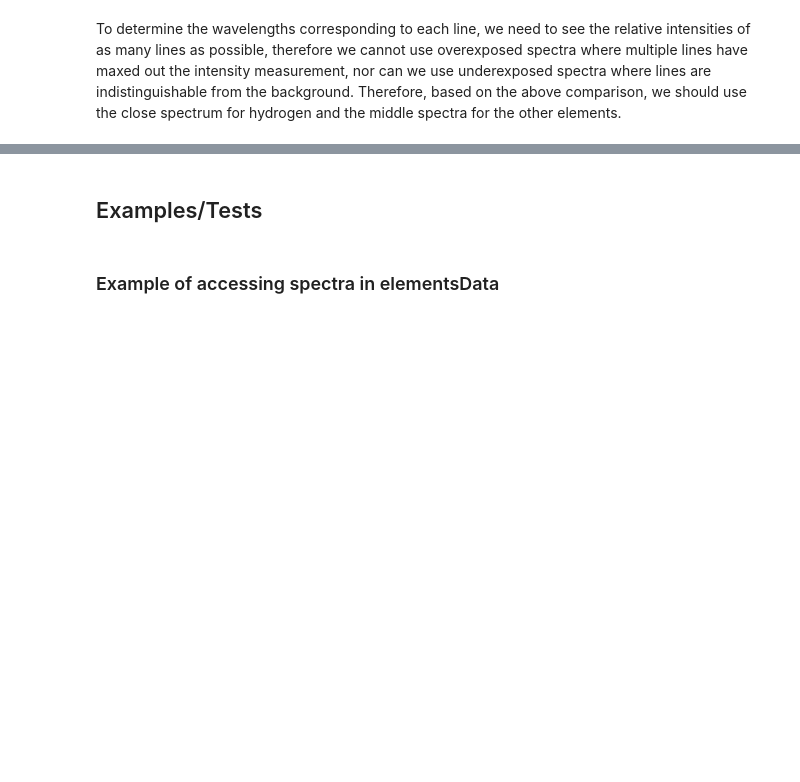
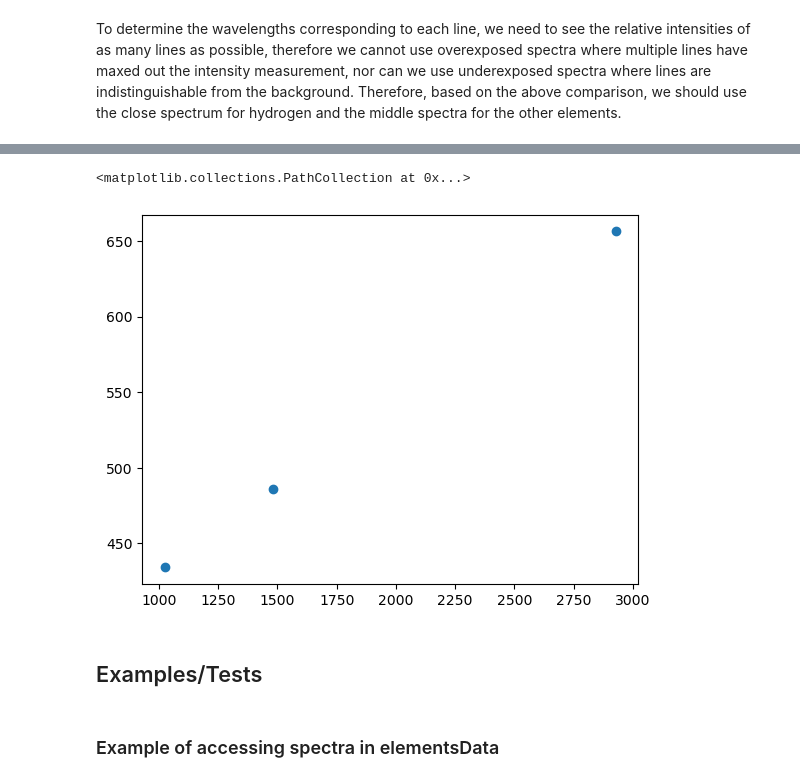
Before and after one commit to Pl4to42/PHYS-164-Lab-2, a Jupyter notebook: Lab 2.ipynb, the cells around one changed output, grey strips where cells are left out. Saved outputs shown, nothing was run; the diff lists cells and outputs as text; code cells hidden in the pictures; blank space fills up the shorter version.

Commit message:
nCentroids() my beloved

```diff
--- a/Lab 2.ipynb
+++ b/Lab 2.ipynb
@@ -71,3 +147,11 @@ To determine the wavelengths corresponding to each line, we need to see the rela
+# %%
+yH = [434.0462, 486.13615, 656.28518] # wavelength (nm) of 3 most intense emission lines of hydrogen (within the wavelength range of the detector)
+xH = nCentroids(elementsData['hydrogen'][0], 3)
+# %%
+plt.scatter(xH, yH)
+# %% [output]
+<matplotlib.collections.PathCollection at 0x...>
+[figure, added]
 # %% [markdown]
 ## Examples/Tests
 # %% [markdown]
```
Also changed, not shown: parts of 17 cells of this notebook.
